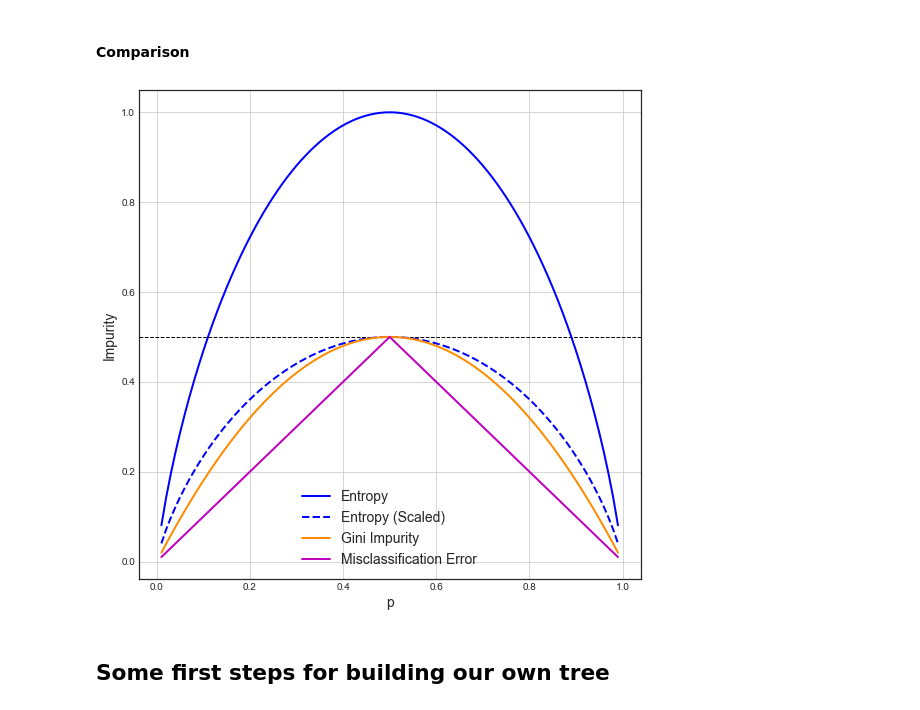
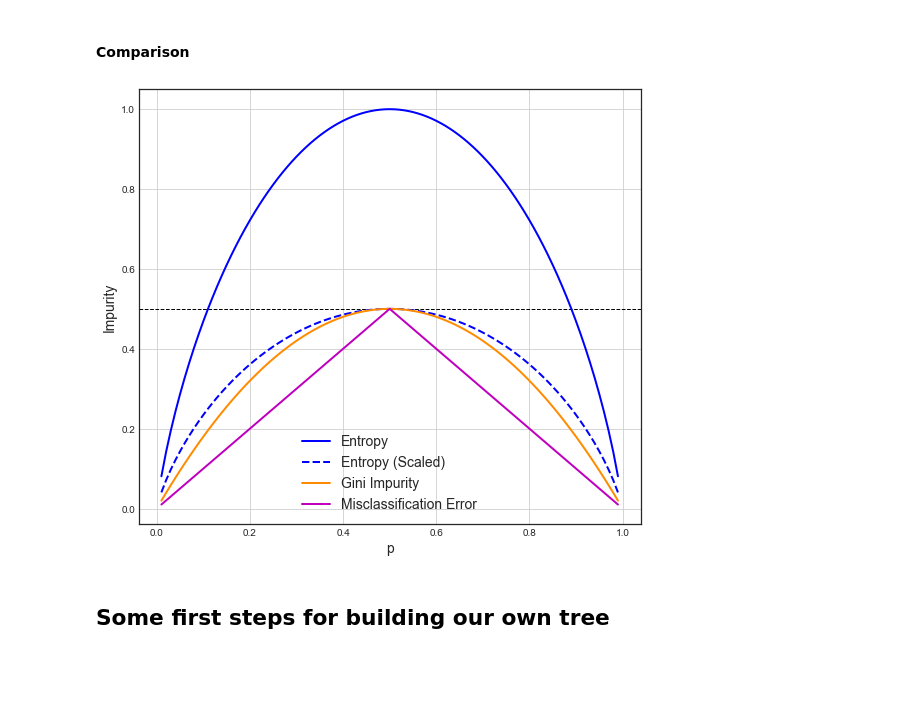
Before and after one commit to sbstn-gbl/lfbd-21-22, a Jupyter notebook: lectures/l06-1-decision-trees.ipynb, the cells around one changed output. Cells and saved outputs as stored; diff of their text form; code cells hidden in the pictures; blank space fills up the shorter version.

```diff
--- a/lectures/l06-1-decision-trees.ipynb
+++ b/lectures/l06-1-decision-trees.ipynb
@@ -189,25 +195,26 @@ def error(p):
 # %%
 x = np.arange(0.01, 1.0, 0.01)
 
+plt.figure(figsize=(9, 8))
 plt.plot(x, entropy(x), linewidth=2, label="Entropy", c="b")
 plt.plot(
     x, entropy(x) / 2, linewidth=2, label="Entropy (Scaled)", c="b", linestyle="--"
 )
 plt.plot(x, gini(x), linewidth=2, label="Gini Impurity", c="darkorange")
 plt.plot(x, error(x), linewidth=2, label="Misclassification Error", c="m")
 
 plt.legend(
     loc="lower center",
     ncol=1,
     fontsize=14,
 )
 
 plt.axhline(y=0.5, linestyle="--", c="k", zorder=1, linewidth=1)
 plt.xlabel("p", fontsize=14)
 plt.ylabel("Impurity", fontsize=14)
 plt.show()
 # %% [output]
-[figure, old version]
+[figure, new version]
 # %% [markdown]
 ## Some first steps for building our own tree
 # %%
```
Also changed, not shown: parts of 7 cells of this notebook.
